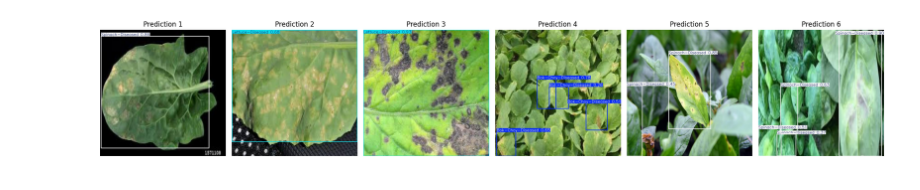
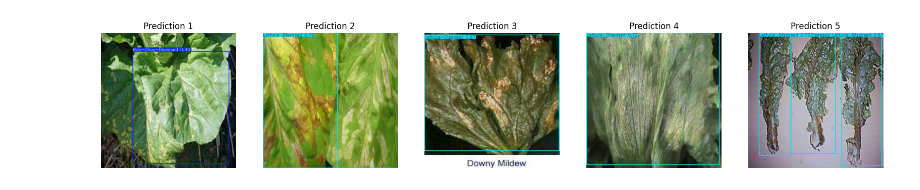
Before and after one commit to ajinkyapawar11/yolov8-crop-disease-monitoring, a Jupyter notebook: Crop_Disease_Detection_Using_YOLOv8.ipynb, the cells around one changed output. Saved outputs shown, nothing was run; the diff lists cells and outputs as text; code cells hidden in the pictures.

```diff
--- a/Crop_Disease_Detection_Using_YOLOv8.ipynb
+++ b/Crop_Disease_Detection_Using_YOLOv8.ipynb
@@ -160,20 +166,26 @@ Results saved to runs/detect/predict
 # %%
+import os
 import glob
+import matplotlib.pyplot as plt
 from PIL import Image
-import matplotlib.pyplot as plt
 
-predicted_images = glob.glob('runs/detect/predict/*.jpg')[:6]  # Top 6 predictions
+# Find latest predict folder
+predict_folders = sorted(glob.glob('runs/detect/train27'), key=os.path.getmtime)
+if not predict_folders:
+    print("❌ No prediction folders found. Please run model.predict() first.")
+else:
+    latest_predict_folder = predict_folders[-1]
+    predicted_images = glob.glob(f'{latest_predict_folder}/*.jpg')
 
-if len(predicted_images) == 0:
-    print("?? No predicted images found.")
-else:
-    fig, axs = plt.subplots(1, len(predicted_images), figsize=(20, 5))
-    for i, path in enumerate(predicted_images):
-        img = Image.open(path)
-        axs[i].imshow(img)
-        axs[i].axis('off')
-        axs[i].set_title(f"Prediction {i+1}")
-    plt.tight_layout()
-    plt.show()
+    if predicted_images:
+        fig, axs = plt.subplots(1, min(5, len(predicted_images)), figsize=(20, 5))
+        for i, path in enumerate(predicted_images[:5]):
+            img = Image.open(path)
+            axs[i].imshow(img)
+            axs[i].axis('off')
+            axs[i].set_title(f'Prediction {i+1}')
+        plt.show()
+    else:
+        print("❌ No predicted images found in:", latest_predict_folder)
 # %% [output]
-[figure, old version]
+[figure, new version]
```
Also changed, not shown: parts of 15 cells of this notebook.
